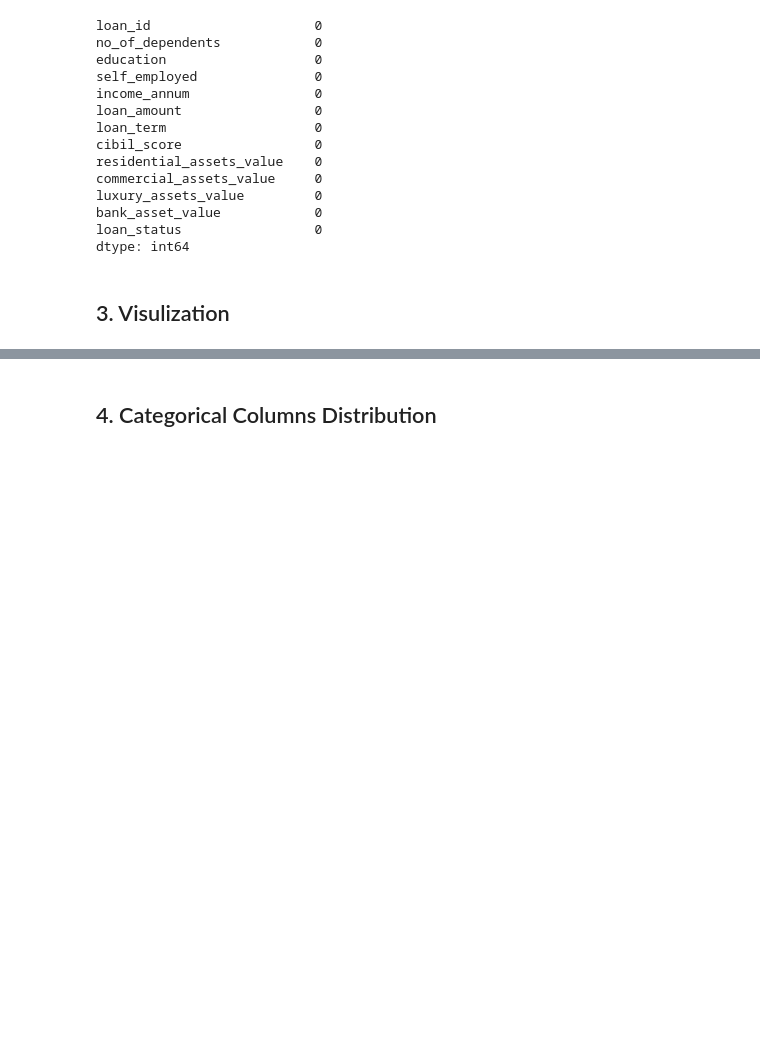
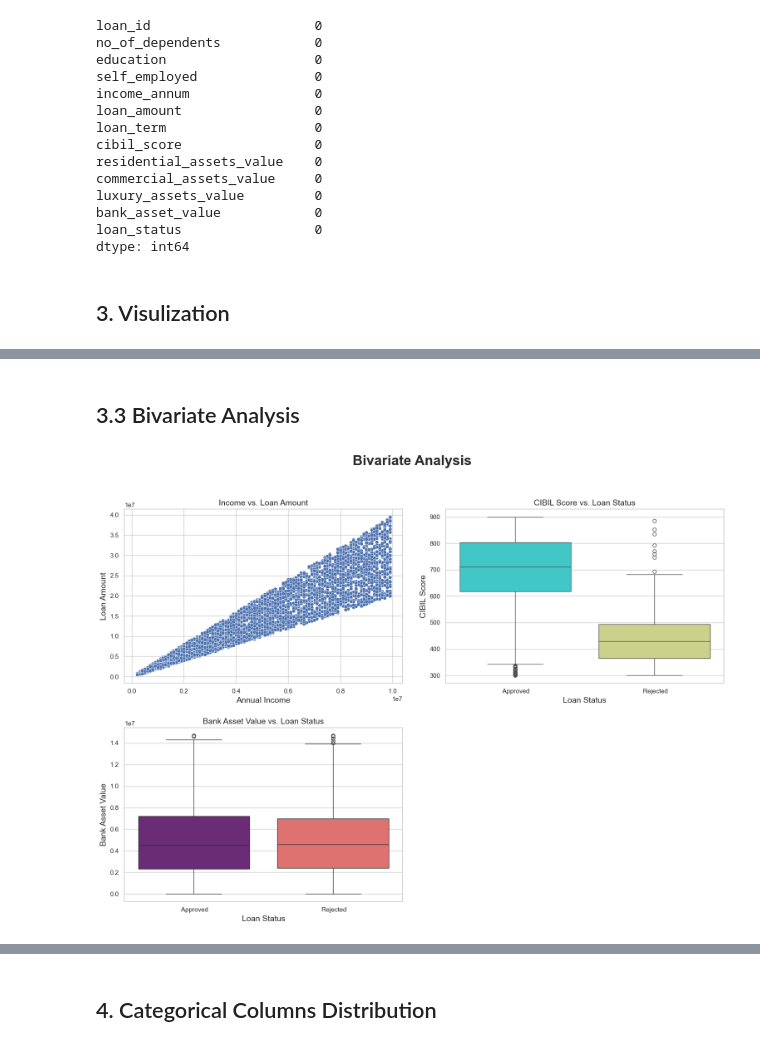
Before and after one commit to AbhishekBiswas-github/Python_Data_Science, a Jupyter notebook: temp/untitled.ipynb, the cells around one changed output, grey strips where cells are left out. Drawn from its saved outputs; the diff is of its cells as text; code cells hidden in the pictures; blank space fills up the shorter version.

```diff
--- a/temp/untitled.ipynb
+++ b/temp/untitled.ipynb
@@ -167,0 +244,29 @@ plt.show()
+# %% [markdown]
+## 3.3 Bivariate Analysis
+# %%
+sns.set(style = 'whitegrid')
+plt.figure(figsize = (16,12))
+
+plt.subplot(2,2,1)
+sns.scatterplot(data=df, x='income_annum', y='loan_amount')
+plt.xlabel('Annual Income', fontsize=14)
+plt.ylabel('Loan Amount', fontsize=14)
+plt.title('Income vs. Loan Amount', fontsize=14)
+
+plt.subplot(2,2,2)
+sns.boxplot(data=df, x='loan_status', y='cibil_score', hue='loan_status', palette='rainbow')
+plt.xlabel('Loan Status', fontsize=14)
+plt.ylabel('CIBIL Score', fontsize=14)
+plt.title('CIBIL Score vs. Loan Status', fontsize=14)
+
+plt.subplot(2,2,3)
+sns.boxplot(data=df, x='loan_status', y='bank_asset_value', hue='loan_status', palette='magma')
+plt.xlabel('Loan Status', fontsize=14)
+plt.ylabel('Bank Asset Value', fontsize=14)
+plt.title('Bank Asset Value vs. Loan Status', fontsize=14)
+
+plt.suptitle('Bivariate Analysis', fontsize=24, fontweight='bold')
+plt.tight_layout(pad=3.0, h_pad=2.0, w_pad=2.5)
+plt.show()
+# %% [output]
+[figure, added]
```
Also changed, not shown: parts of 13 cells of this notebook.
